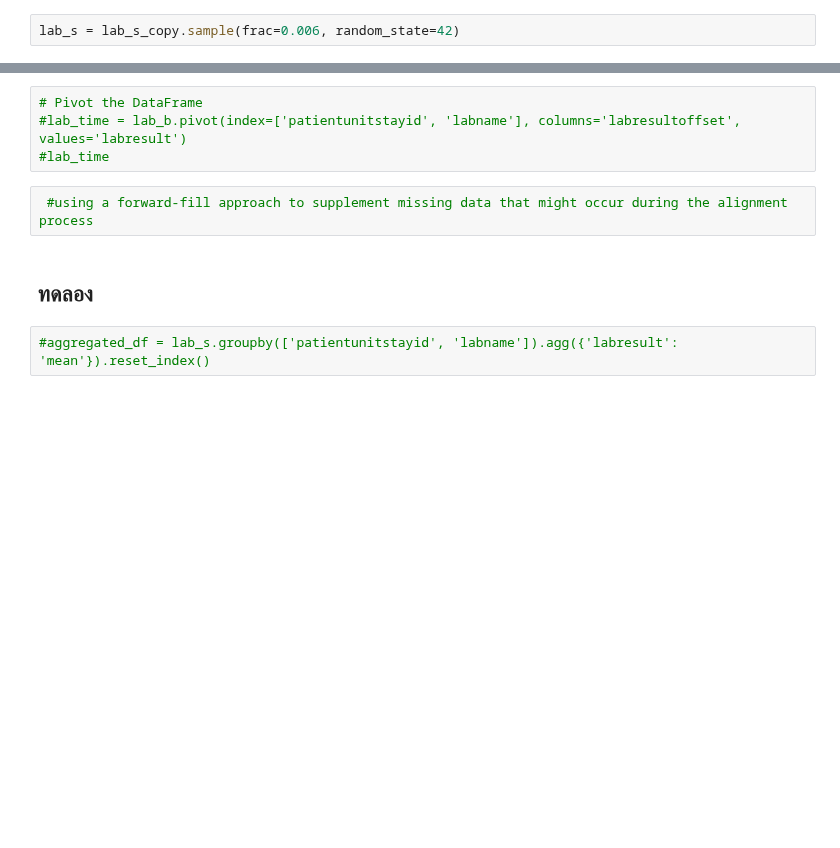
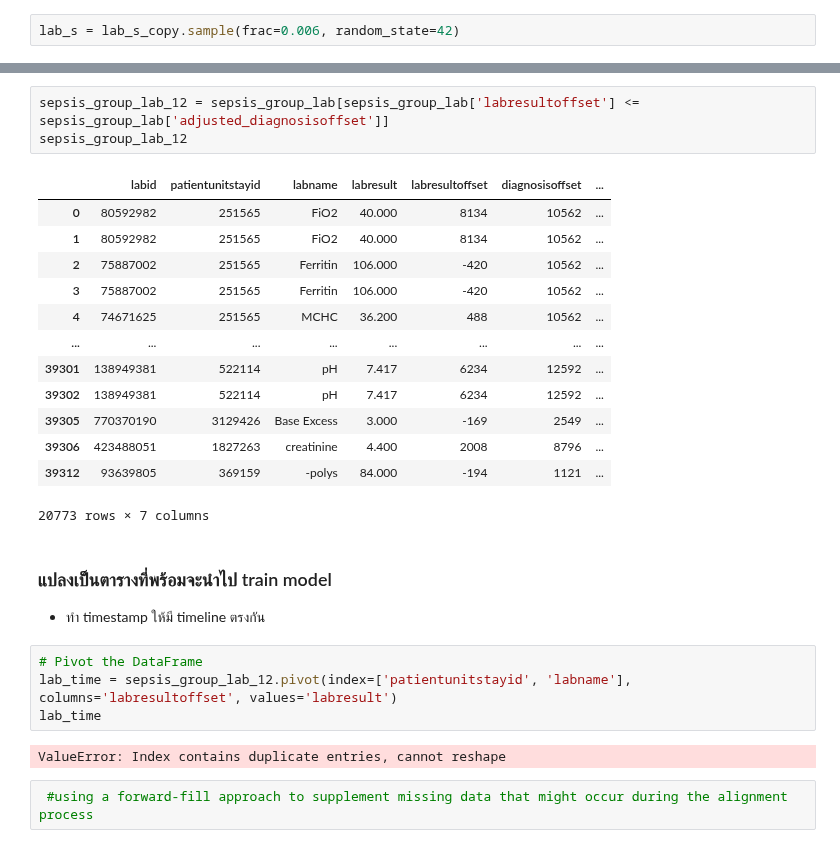
Before and after one commit to Tonry12/Data_joyx2, a Jupyter notebook: Sepsis_eICU_DATA.ipynb, the cells around one changed output, grey strips where cells are left out. Cells and saved outputs as stored; diff of their text form; blank space fills up the shorter version.

```diff
--- a/Sepsis_eICU_DATA.ipynb
+++ b/Sepsis_eICU_DATA.ipynb
@@ -472,10 +483,28 @@ sepsis_group_lab.head()
+# %%
+sepsis_group_lab_12 = sepsis_group_lab[sepsis_group_lab['labresultoffset'] <= sepsis_group_lab['adjusted_diagnosisoffset']]
+sepsis_group_lab_12
+# %% [output]
+|  | labid | patientunitstayid | labname | labresult | labresultoffset | diagnosisoffset | ... |
+| 0 | 80592982 | 251565 | FiO2 | 40.000 | 8134 | 10562 | ... |
+| 1 | 80592982 | 251565 | FiO2 | 40.000 | 8134 | 10562 | ... |
+| 2 | 75887002 | 251565 | Ferritin | 106.000 | -420 | 10562 | ... |
+| 3 | 75887002 | 251565 | Ferritin | 106.000 | -420 | 10562 | ... |
+| 4 | 74671625 | 251565 | MCHC | 36.200 | 488 | 10562 | ... |
+| ... | ... | ... | ... | ... | ... | ... | ... |
+| 39301 | 138949381 | 522114 | pH | 7.417 | 6234 | 12592 | ... |
+| 39302 | 138949381 | 522114 | pH | 7.417 | 6234 | 12592 | ... |
+| 39305 | 770370190 | 3129426 | Base Excess | 3.000 | -169 | 2549 | ... |
+| 39306 | 423488051 | 1827263 | creatinine | 4.400 | 2008 | 8796 | ... |
+| 39312 | 93639805 | 369159 | -polys | 84.000 | -194 | 1121 | ... |
+20773 rows × 7 columns
+# %% [markdown]
+### แปลงเป็นตารางที่พร้อมจะนำไป train model
+- ทำ timestamp ให้มี timeline ตรงกัน
 # %%
 # Pivot the DataFrame
-#lab_time = lab_b.pivot(index=['patientunitstayid', 'labname'], columns='labresultoffset', values='labresult')
-#lab_time
+lab_time = sepsis_group_lab_12.pivot(index=['patientunitstayid', 'labname'], columns='labresultoffset', values='labresult')
+lab_time
+# %% [output]
+ValueError: Index contains duplicate entries, cannot reshape
 # %%
  #using a forward-fill approach to supplement missing data that might occur during the alignment process
-# %% [markdown]
-## ทดลอง
-# %%
-#aggregated_df = lab_s.groupby(['patientunitstayid', 'labname']).agg({'labresult': 'mean'}).reset_index()
```
Also changed, not shown: parts of 33 cells of this notebook.
